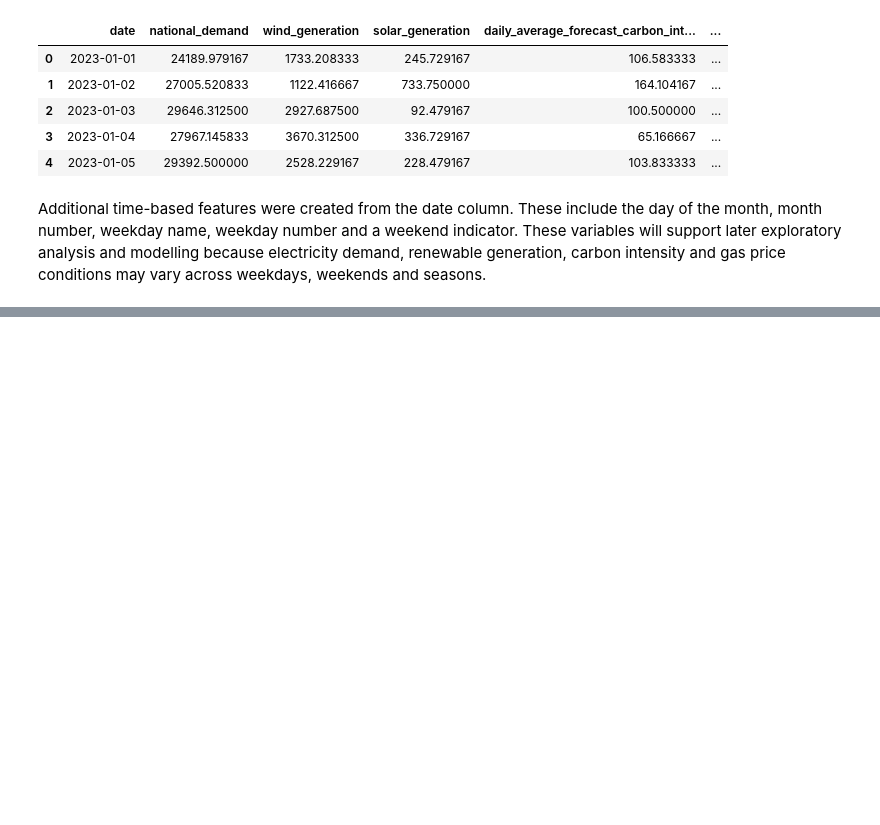
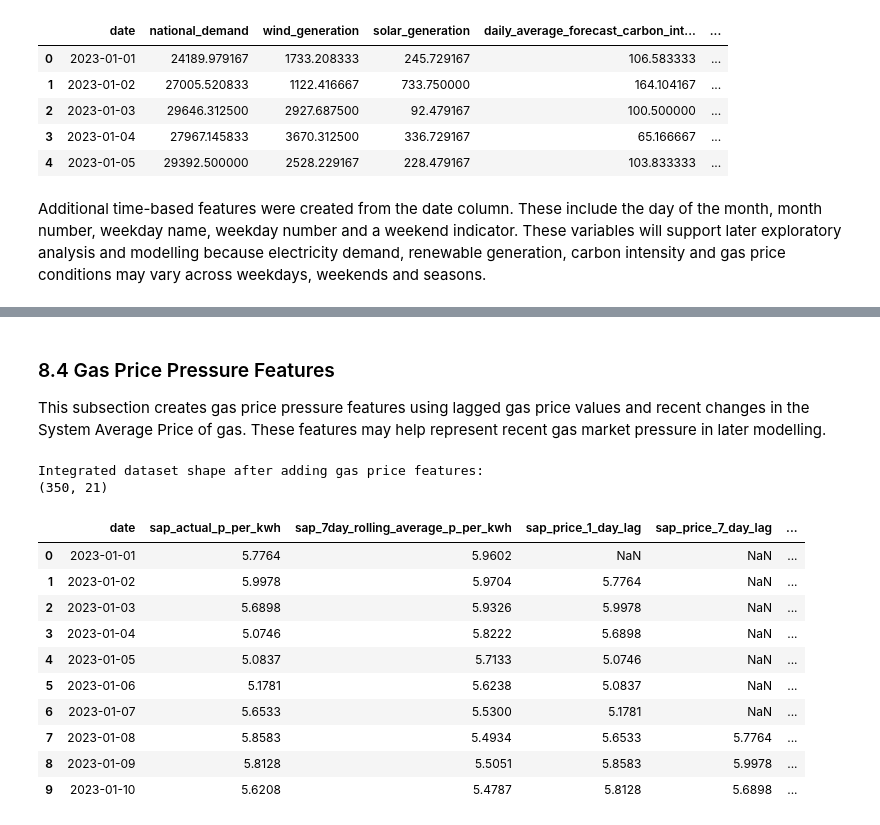
Before and after one commit to Oluwatosin-jimoh/2026-MSc-Dissertation-Project, a Jupyter notebook: Notebooks/02_data_cleaning_and_integration.ipynb, the cells around one changed output, grey strips where cells are left out. Drawn from its saved outputs; the diff is of its cells as text; code cells hidden in the pictures; blank space fills up the shorter version.

```diff
--- a/Notebooks/02_data_cleaning_and_integration.ipynb
+++ b/Notebooks/02_data_cleaning_and_integration.ipynb
@@ -466,0 +429,19 @@ The integrated dataset contains no missing values and has been saved as `integra
+# %%
+# Create a season variable from the month column
+
+def assign_season(month):
+    if month in [12, 1, 2]:
+        return "Winter"
+    elif month in [3, 4, 5]:
+        return "Spring"
+    elif month in [6, 7, 8]:
+        return "Summer"
+    else:
+        return "Autumn"
+
+integrated_data["season"] = integrated_data["month"].apply(assign_season)
+
+print("Season counts:")
+print(integrated_data["season"].value_counts())
+
+integrated_data[["date", "month", "season"]].head()
@@ -466,0 +509,41 @@ The integrated dataset contains no missing values and has been saved as `integra
+# %% [markdown]
+### 8.4 Gas Price Pressure Features
+
+This subsection creates gas price pressure features using lagged gas price values and recent changes in the System Average Price of gas. These features may help represent recent gas market pressure in later modelling.
+# %%
+# Create gas price pressure features
+
+integrated_data["sap_price_1_day_lag"] = integrated_data["sap_actual_p_per_kwh"].shift(1)
+integrated_data["sap_price_7_day_lag"] = integrated_data["sap_actual_p_per_kwh"].shift(7)
+
+integrated_data["sap_price_7_day_change"] = (
+    integrated_data["sap_actual_p_per_kwh"] - integrated_data["sap_price_7_day_lag"]
+)
+
+print("Integrated dataset shape after adding gas price features:")
+print(integrated_data.shape)
+
+integrated_data[
+    [
+        "date",
+        "sap_actual_p_per_kwh",
+        "sap_7day_rolling_average_p_per_kwh",
+        "sap_price_1_day_lag",
+        "sap_price_7_day_lag",
+        "sap_price_7_day_change"
+    ]
+].head(10)
+# %% [output]
+Integrated dataset shape after adding gas price features:
+(350, 21)
+|  | date | sap_actual_p_per_kwh | sap_7day_rolling_average_p_per_kwh | sap_price_1_day_lag | sap_price_7_day_lag | ... |
+| 0 | 2023-01-01 | 5.7764 | 5.9602 | NaN | NaN | ... |
+| 1 | 2023-01-02 | 5.9978 | 5.9704 | 5.7764 | NaN | ... |
+| 2 | 2023-01-03 | 5.6898 | 5.9326 | 5.9978 | NaN | ... |
+| 3 | 2023-01-04 | 5.0746 | 5.8222 | 5.6898 | NaN | ... |
+| 4 | 2023-01-05 | 5.0837 | 5.7133 | 5.0746 | NaN | ... |
+| 5 | 2023-01-06 | 5.1781 | 5.6238 | 5.0837 | NaN | ... |
+| 6 | 2023-01-07 | 5.6533 | 5.5300 | 5.1781 | NaN | ... |
+| 7 | 2023-01-08 | 5.8583 | 5.4934 | 5.6533 | 5.7764 | ... |
+| 8 | 2023-01-09 | 5.8128 | 5.5051 | 5.8583 | 5.9978 | ... |
+| 9 | 2023-01-10 | 5.6208 | 5.4787 | 5.8128 | 5.6898 | ... |
```
Also changed, not shown: parts of 41 cells of this notebook.
